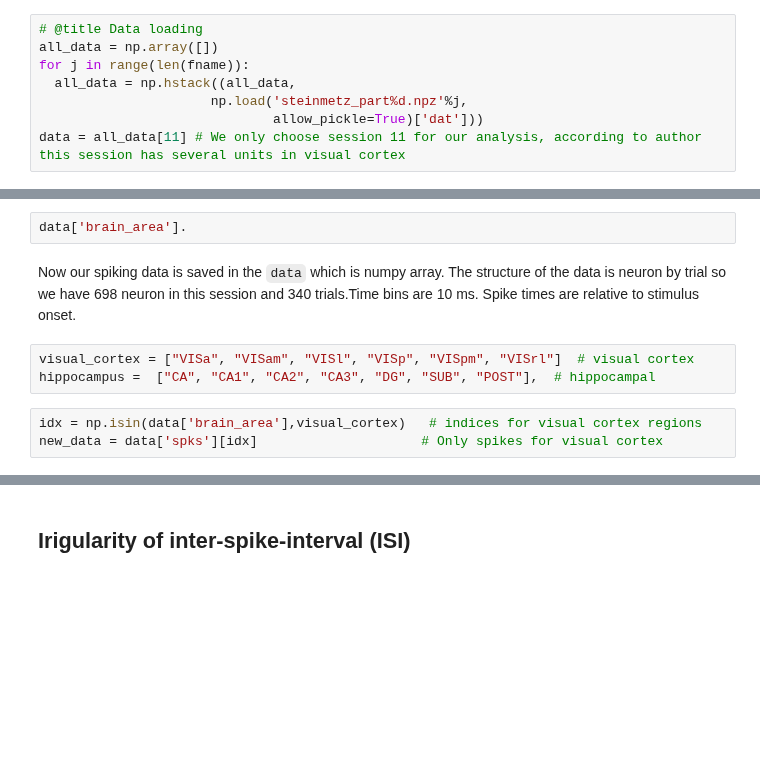
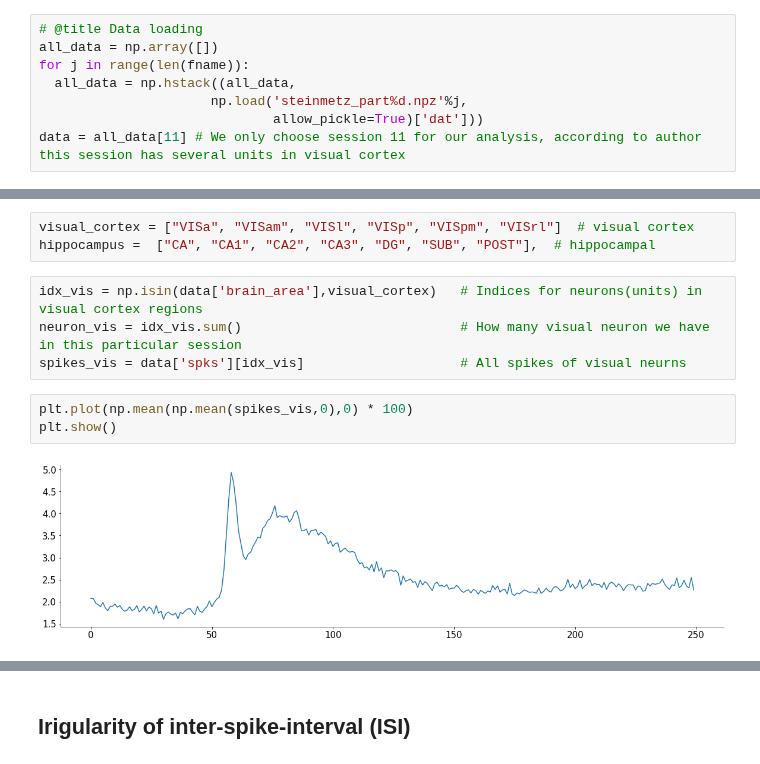
Before and after one commit to MiladQolami/Neural-Data-Analysis, a Jupyter notebook: SpikingVariablity/SpikingVariablity.ipynb, the cells around one changed output, grey strips where cells are left out. Cells and saved outputs as stored; diff of their text form; blank space fills up the shorter version.

```diff
--- a/SpikingVariablity/SpikingVariablity.ipynb
+++ b/SpikingVariablity/SpikingVariablity.ipynb
@@ -98,10 +109,12 @@ plt.show()
-# %%
-data['brain_area'].
-# %% [markdown]
-Now our spiking data is saved in the `data` which is numpy array. The structure of the data is neuron by trial so we have 698 neuron in this session and 340 trials.Time bins are 10 ms. Spike times are relative to stimulus onset.
 # %%
 visual_cortex = ["VISa", "VISam", "VISl", "VISp", "VISpm", "VISrl"]  # visual cortex
 hippocampus =  ["CA", "CA1", "CA2", "CA3", "DG", "SUB", "POST"],  # hippocampal
 # %%
-idx = np.isin(data['brain_area'],visual_cortex)   # indices for visual cortex regions
-new_data = data['spks'][idx]                     # Only spikes for visual cortex
+idx_vis = np.isin(data['brain_area'],visual_cortex)   # Indices for neurons(units) in visual cortex regions
+neuron_vis = idx_vis.sum()                            # How many visual neuron we have in this particular session
+spikes_vis = data['spks'][idx_vis]                    # All spikes of visual neurns
+# %%
+plt.plot(np.mean(np.mean(spikes_vis,0),0) * 100)
+plt.show()
+# %% [output]
+[figure, added]
```
Also changed, not shown: parts of 6 cells of this notebook.
